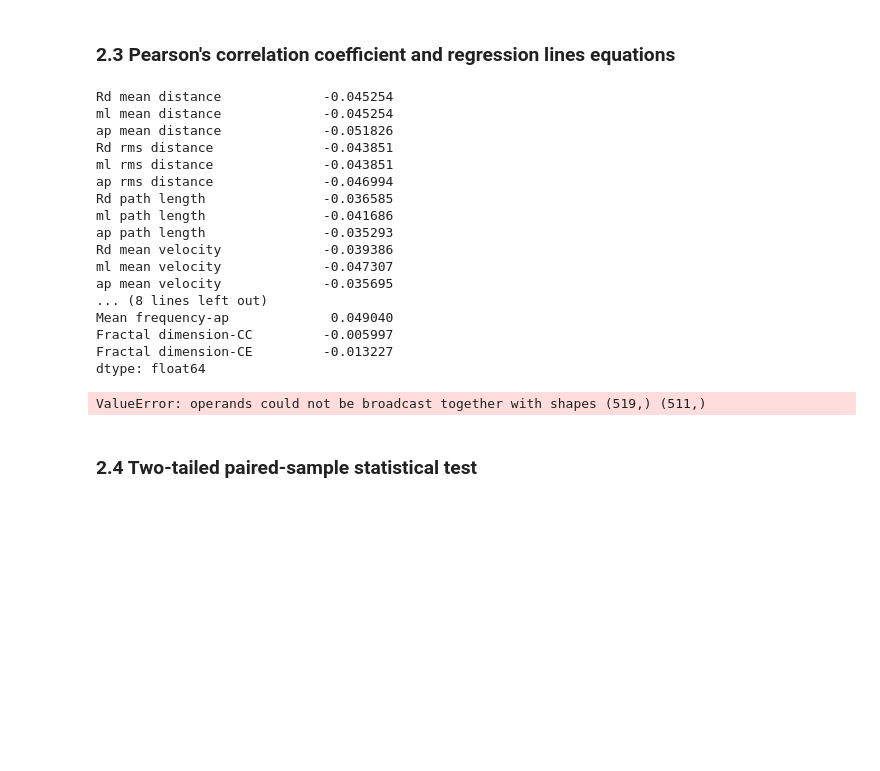
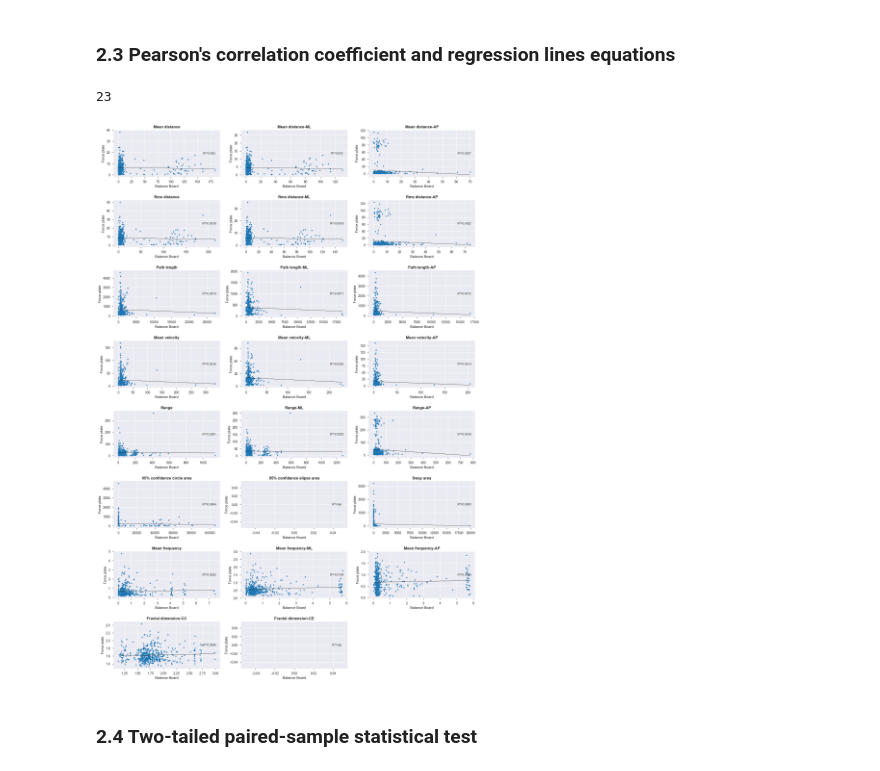
Before and after one commit to Antoninj/master_thesis, a Jupyter notebook: notebooks/results_analysis.ipynb, the cells around one changed output. Cells and saved outputs as stored; diff of their text form; code cells hidden in the pictures; blank space fills up the shorter version.

Commit message:
correlation line plotting functionality added to statistics module

```diff
--- a/notebooks/results_analysis.ipynb
+++ b/notebooks/results_analysis.ipynb
@@ -169,29 +172,35 @@ time_domain_results
 ### 2.3 Pearson's correlation coefficient and regression lines equations
 # %%
 coeffs = fp_time.corrwith(wbb_time)
-coeffs
-# %% [output]
-Rd mean distance             -0.045254
-ml mean distance             -0.045254
-ap mean distance             -0.051826
-Rd rms distance              -0.043851
-ml rms distance              -0.043851
-ap rms distance              -0.046994
-Rd path length               -0.036585
-ml path length               -0.041686
-ap path length               -0.035293
-Rd mean velocity             -0.039386
-ml mean velocity             -0.047307
-ap mean velocity             -0.035695
-... (8 lines left out)
-Mean frequency-ap             0.049040
-Fractal dimension-CC         -0.005997
-Fractal dimension-CE         -0.013227
-dtype: float64
-# %%
-stats.pearsonr(fp_time["Rd mean distance"],wbb_time["Rd mean distance"])
-# %% [output]
-ValueError: operands could not be broadcast together with shapes (519,) (511,)
+# %%
+fp_time_cut = fp_time[:wbb_time.shape[0]]
+len(fp_time_cut.columns)
+# %% [output]
+23
+# %%
+def plot_correlation(df1,df2,name="time_domain"):
+    columns = df1.columns
+    fig, axs = plt.subplots(8,3,figsize=(20,30),facecolor='w', edgecolor='k')
+    fig.subplots_adjust(hspace = .5)
+    axs[-1, -1].axis('off')
+    for ax, column in zip(axs.ravel(), columns):
+        x = df1[column]
+        y = df2[column]
+        slope, intercept, r_value, p_value, std_err = stats.linregress(x, y)
+        ax.plot(x, y, '.', label='original data')
+        ax.plot(x, intercept + slope*x, 'black', label='fitted line', linewidth=0.3)
+        ax.set_xlabel('Balance Board')
+        ax.set_ylabel('Force plate')
+        ax.set_title(column, weight = 600)
+        r_squared = round(r_value**2,4)
+        ax.text(0.9, 0.5, "R\u00b2={}".format(r_squared),fontsize=9, horizontalalignment='center',
+             verticalalignment='center',transform=ax.transAxes)
+        #ax.legend()
+    plt.savefig("results/{}_correlation_plots.png".format(name), bbox_inches='tight')
+# %%
+plot_correlation(wbb_time, fp_time_cut)
+# %% [output]
+[figure, added]
 # %% [markdown]
 ### 2.4 Two-tailed paired-sample statistical test
 # %% [markdown]
```
Also changed, not shown: parts of 8 cells of this notebook, 44 other files.
